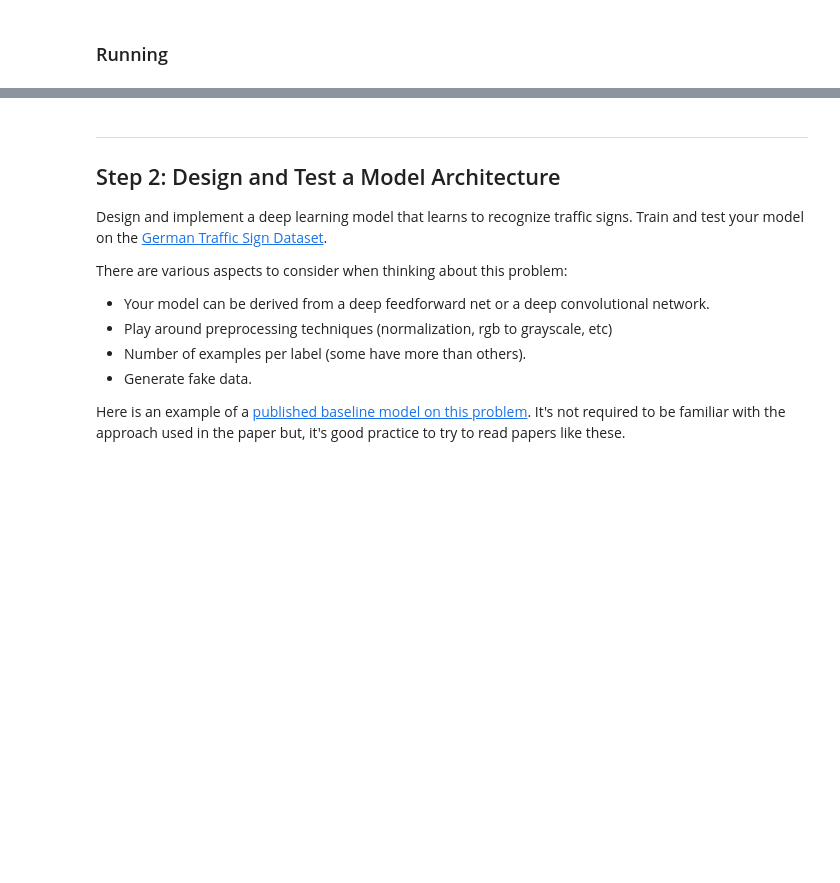
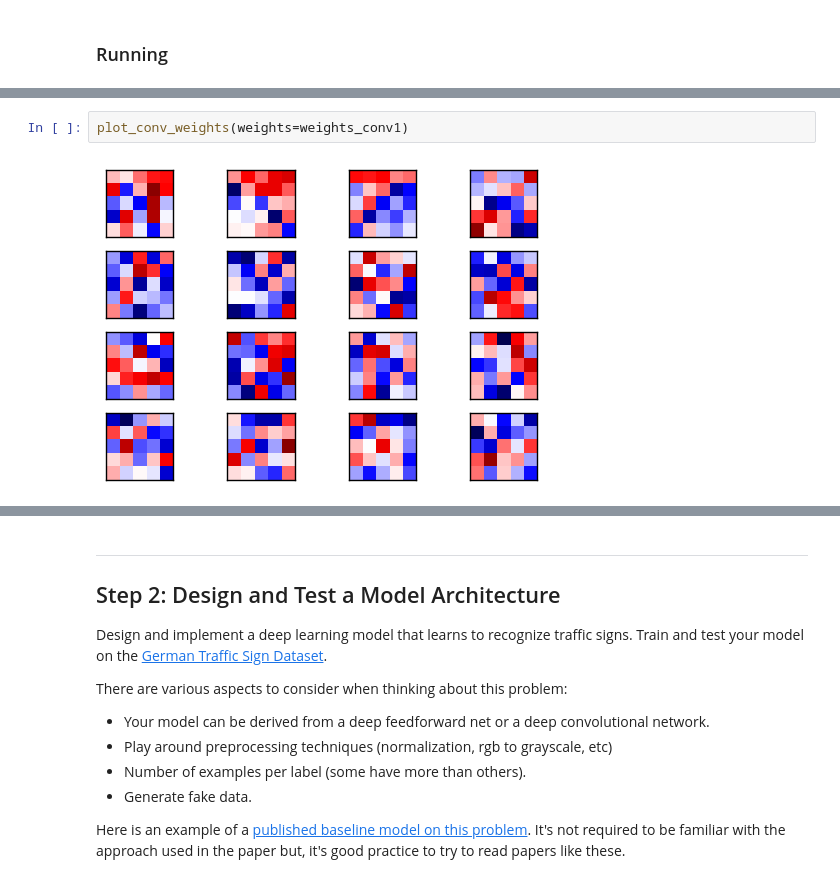
Before and after one commit to sirpsycho85/traffic-signs, a Jupyter notebook: Traffic_Signs_Recognition.ipynb, the cells around one changed output, grey strips where cells are left out. Drawn from its saved outputs; the diff is of its cells as text; blank space fills up the shorter version.

```diff
--- a/Traffic_Signs_Recognition.ipynb
+++ b/Traffic_Signs_Recognition.ipynb
@@ -539,0 +642,4 @@ Example errors:
+# %%
+plot_conv_weights(weights=weights_conv1)
+# %% [output]
+[figure, added]
```
Also changed, not shown: parts of 14 cells of this notebook.
